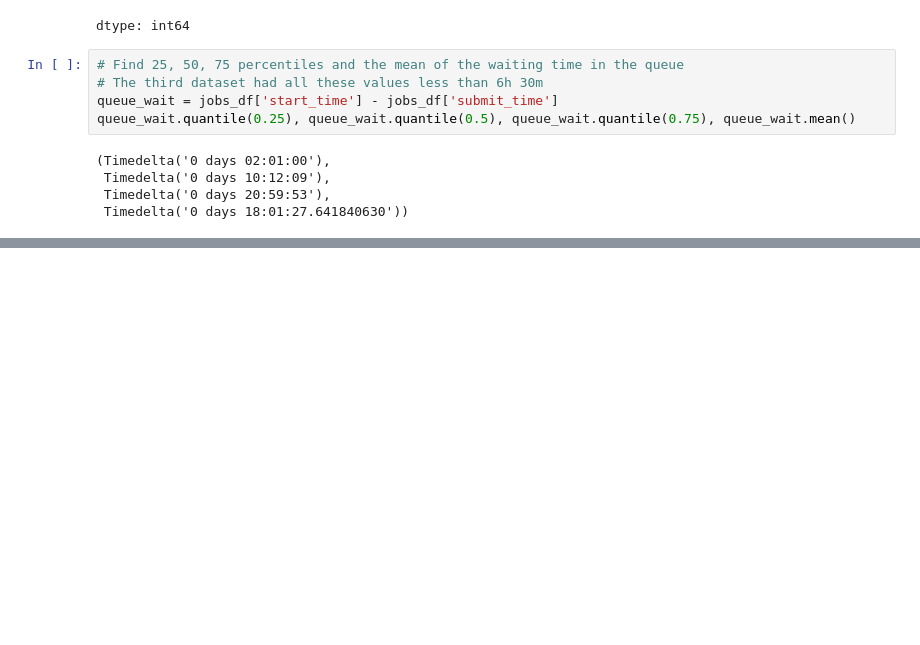
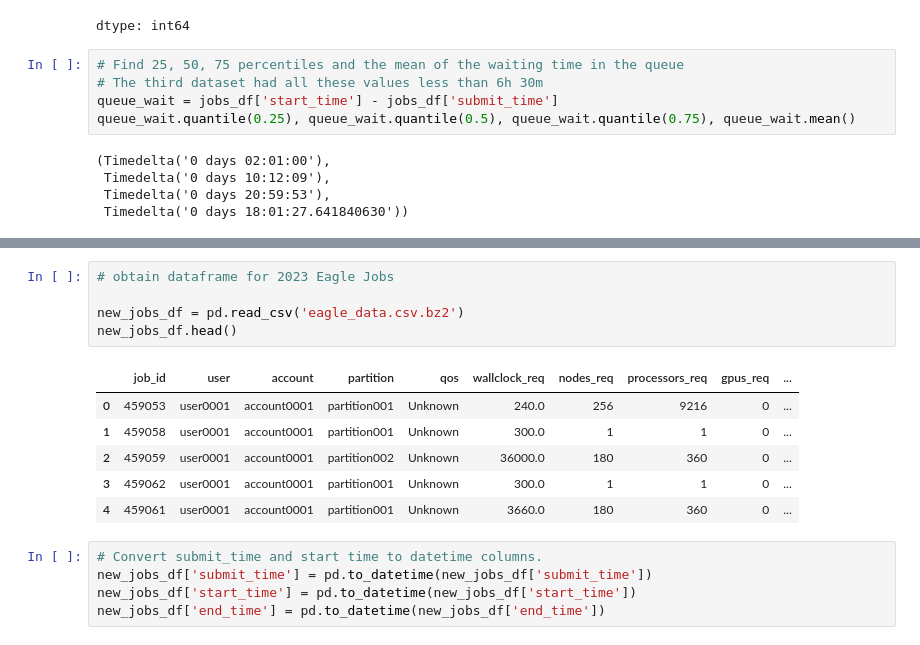
Before and after one commit to skunkworksdev/job_state_predictor, a Jupyter notebook: Slurm_JSP.ipynb, the cells around one changed output, grey strips where cells are left out. Saved outputs shown, nothing was run; the diff lists cells and outputs as text; blank space fills up the shorter version.

```diff
--- a/Slurm_JSP.ipynb
+++ b/Slurm_JSP.ipynb
@@ -426,0 +442,17 @@ queue_wait.quantile(0.25), queue_wait.quantile(0.5), queue_wait.quantile(0.75),
+# %%
+# obtain dataframe for 2023 Eagle Jobs
+
+new_jobs_df = pd.read_csv('eagle_data.csv.bz2')
+new_jobs_df.head()
+# %% [output]
+|  | job_id | user | account | partition | qos | wallclock_req | nodes_req | processors_req | gpus_req | ... |
+| 0 | 459053 | user0001 | account0001 | partition001 | Unknown | 240.0 | 256 | 9216 | 0 | ... |
+| 1 | 459058 | user0001 | account0001 | partition001 | Unknown | 300.0 | 1 | 1 | 0 | ... |
+| 2 | 459059 | user0001 | account0001 | partition002 | Unknown | 36000.0 | 180 | 360 | 0 | ... |
+| 3 | 459062 | user0001 | account0001 | partition001 | Unknown | 300.0 | 1 | 1 | 0 | ... |
+| 4 | 459061 | user0001 | account0001 | partition001 | Unknown | 3660.0 | 180 | 360 | 0 | ... |
+# %%
+# Convert submit_time and start time to datetime columns.
+new_jobs_df['submit_time'] = pd.to_datetime(new_jobs_df['submit_time'])
+new_jobs_df['start_time'] = pd.to_datetime(new_jobs_df['start_time'])
+new_jobs_df['end_time'] = pd.to_datetime(new_jobs_df['end_time'])
```
Also changed, not shown: parts of 6 cells of this notebook.
